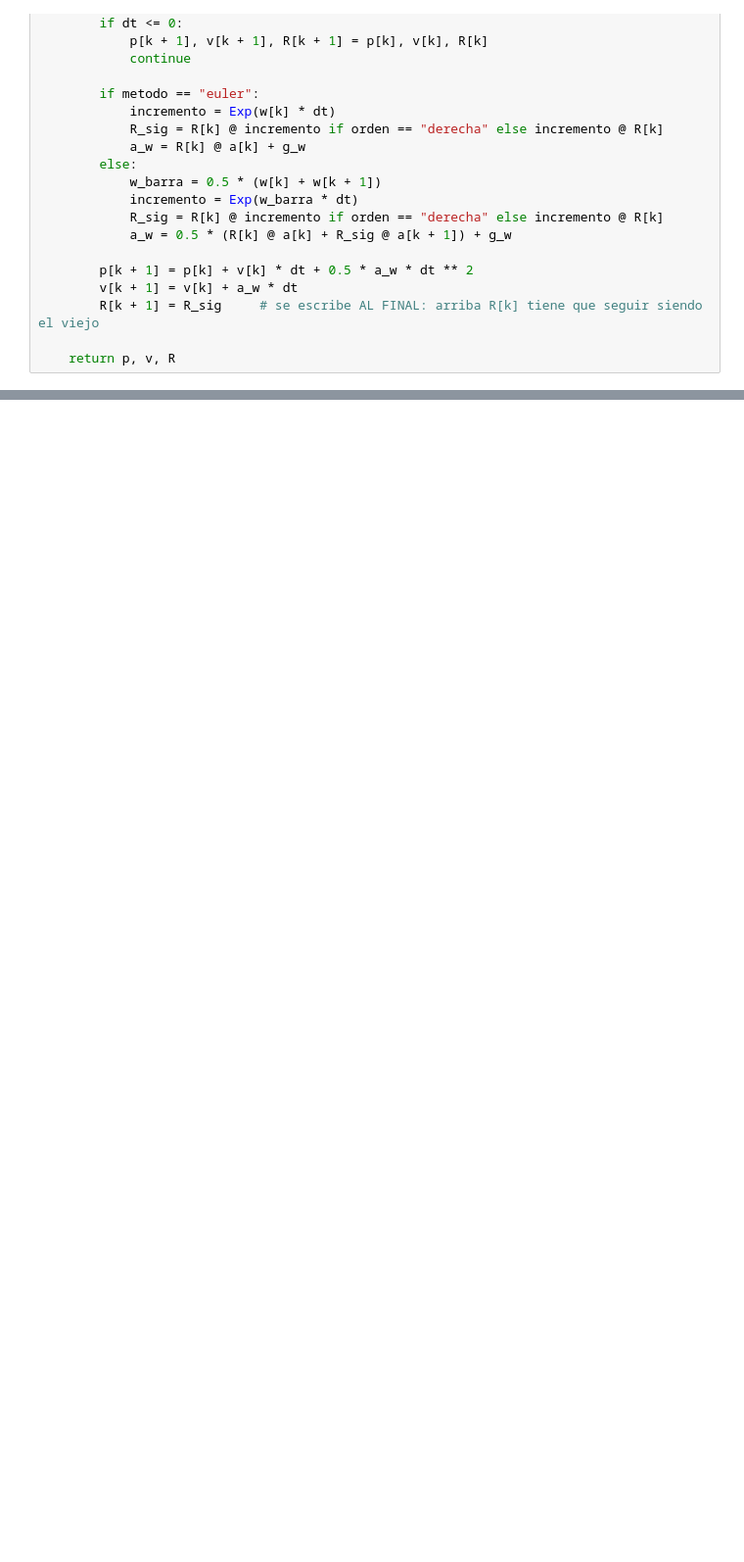
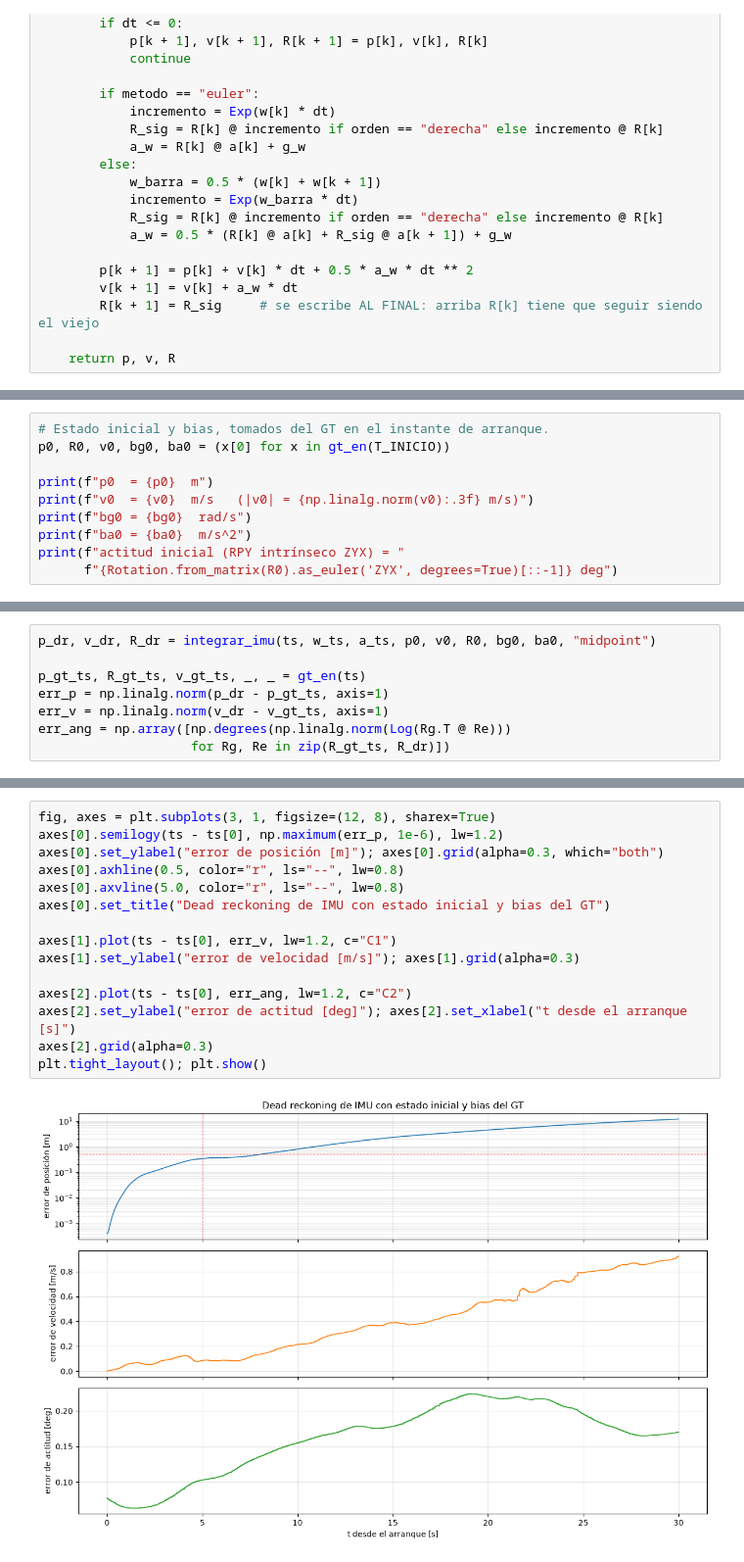
Before and after one commit to xibani/DRONdevoy, a Jupyter notebook: vio-euroc/notebooks/FASE3_dead_reckoning.ipynb, the cells around one changed output, grey strips where cells are left out. Shown at 98% size. Saved outputs shown, nothing was run; the diff lists cells and outputs as text; blank space fills up the shorter version.

```diff
--- a/vio-euroc/notebooks/FASE3_dead_reckoning.ipynb
+++ b/vio-euroc/notebooks/FASE3_dead_reckoning.ipynb
@@ -399,0 +489,10 @@ def integrar_imu(t, w_m, a_m, p0, v0, R0, bg, ba,
+# %%
+# Estado inicial y bias, tomados del GT en el instante de arranque.
+p0, R0, v0, bg0, ba0 = (x[0] for x in gt_en(T_INICIO))
+
+print(f"p0  = {p0}  m")
+print(f"v0  = {v0}  m/s   (|v0| = {np.linalg.norm(v0):.3f} m/s)")
+print(f"bg0 = {bg0}  rad/s")
+print(f"ba0 = {ba0}  m/s^2")
+print(f"actitud inicial (RPY intrínseco ZYX) = "
+      f"{Rotation.from_matrix(R0).as_euler('ZYX', degrees=True)[::-1]} deg")
@@ -399,0 +505,8 @@ def integrar_imu(t, w_m, a_m, p0, v0, R0, bg, ba,
+# %%
+p_dr, v_dr, R_dr = integrar_imu(ts, w_ts, a_ts, p0, v0, R0, bg0, ba0, "midpoint")
+
+p_gt_ts, R_gt_ts, v_gt_ts, _, _ = gt_en(ts)
+err_p = np.linalg.norm(p_dr - p_gt_ts, axis=1)
+err_v = np.linalg.norm(v_dr - v_gt_ts, axis=1)
+err_ang = np.array([np.degrees(np.linalg.norm(Log(Rg.T @ Re)))
+                    for Rg, Re in zip(R_gt_ts, R_dr)])
@@ -399,0 +551,17 @@ def integrar_imu(t, w_m, a_m, p0, v0, R0, bg, ba,
+# %%
+fig, axes = plt.subplots(3, 1, figsize=(12, 8), sharex=True)
+axes[0].semilogy(ts - ts[0], np.maximum(err_p, 1e-6), lw=1.2)
+axes[0].set_ylabel("error de posición [m]"); axes[0].grid(alpha=0.3, which="both")
+axes[0].axhline(0.5, color="r", ls="--", lw=0.8)
+axes[0].axvline(5.0, color="r", ls="--", lw=0.8)
+axes[0].set_title("Dead reckoning de IMU con estado inicial y bias del GT")
+
+axes[1].plot(ts - ts[0], err_v, lw=1.2, c="C1")
+axes[1].set_ylabel("error de velocidad [m/s]"); axes[1].grid(alpha=0.3)
+
+axes[2].plot(ts - ts[0], err_ang, lw=1.2, c="C2")
+axes[2].set_ylabel("error de actitud [deg]"); axes[2].set_xlabel("t desde el arranque [s]")
+axes[2].grid(alpha=0.3)
+plt.tight_layout(); plt.show()
+# %% [output]
+[figure, added]
```
Also changed, not shown: parts of 43 cells of this notebook.
